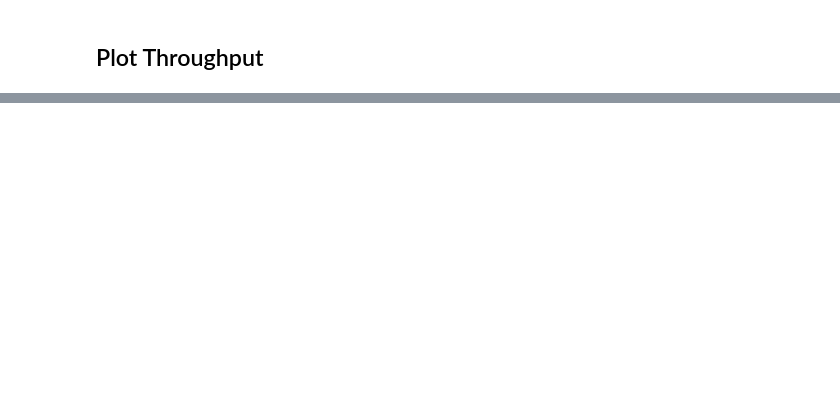
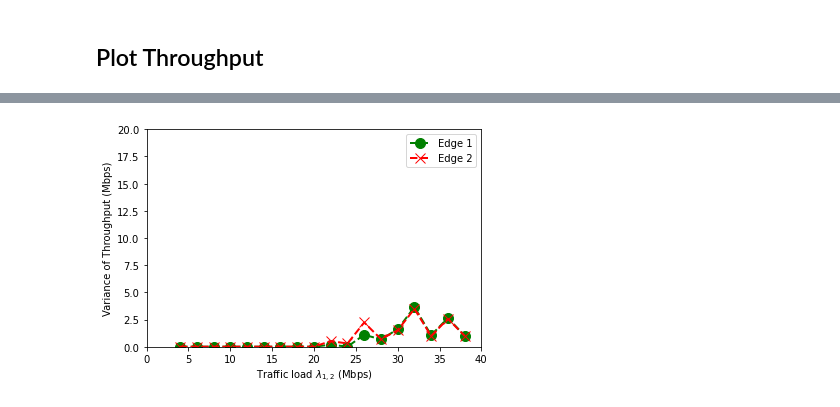
Before and after one commit to phoophoo187/Privacy_SDN_Edge_IoT, a Jupyter notebook: PlanB/CPU_utilization_Experiment/version3_Experiment_style/Experiment1/Plot_Throughput_Experiment1.ipynb, the cells around one changed output, grey strips where cells are left out. Drawn from its saved outputs; the diff is of its cells as text; code cells hidden in the pictures; blank space fills up the shorter version.

```diff
--- a/PlanB/CPU_utilization_Experiment/version3_Experiment_style/Experiment1/Plot_Throughput_Experiment1.ipynb
+++ b/PlanB/CPU_utilization_Experiment/version3_Experiment_style/Experiment1/Plot_Throughput_Experiment1.ipynb
@@ -178,0 +241,22 @@ plt.show()
+# %%
+fig = plt.figure()
+
+ax = fig.add_subplot(1, 1, 1)
+
+ax.plot(tf_load, var_thr, color='green', linestyle='dashed', linewidth = 2,
+         marker='o', markerfacecolor='green', markersize=10,label="Edge 1")
+
+ax.plot(tf_load, var_thr2, color='red', linestyle='dashed', linewidth = 2,
+         marker='x', markerfacecolor='red', markersize=10,label="Edge 2")
+
+plt.ylim(0,20)
+plt.xlim(0,40)
+plt.xlabel('Traffic load $\lambda_{1,2}$ (Mbps)')
+# naming the y axis
+plt.ylabel('Variance of Throughput (Mbps)')
+
+plt.legend()
+
+plt.show()
+# %% [output]
+[figure, added]
```
Also changed, not shown: parts of 5 cells of this notebook, 2 other files.
